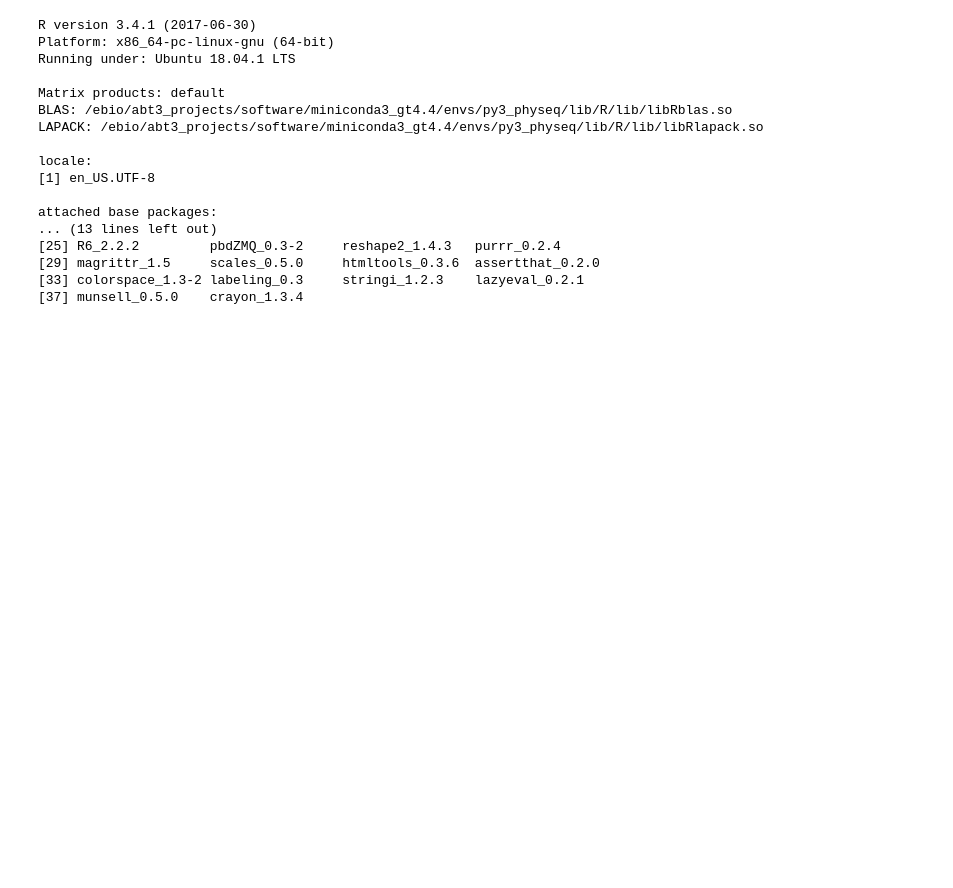
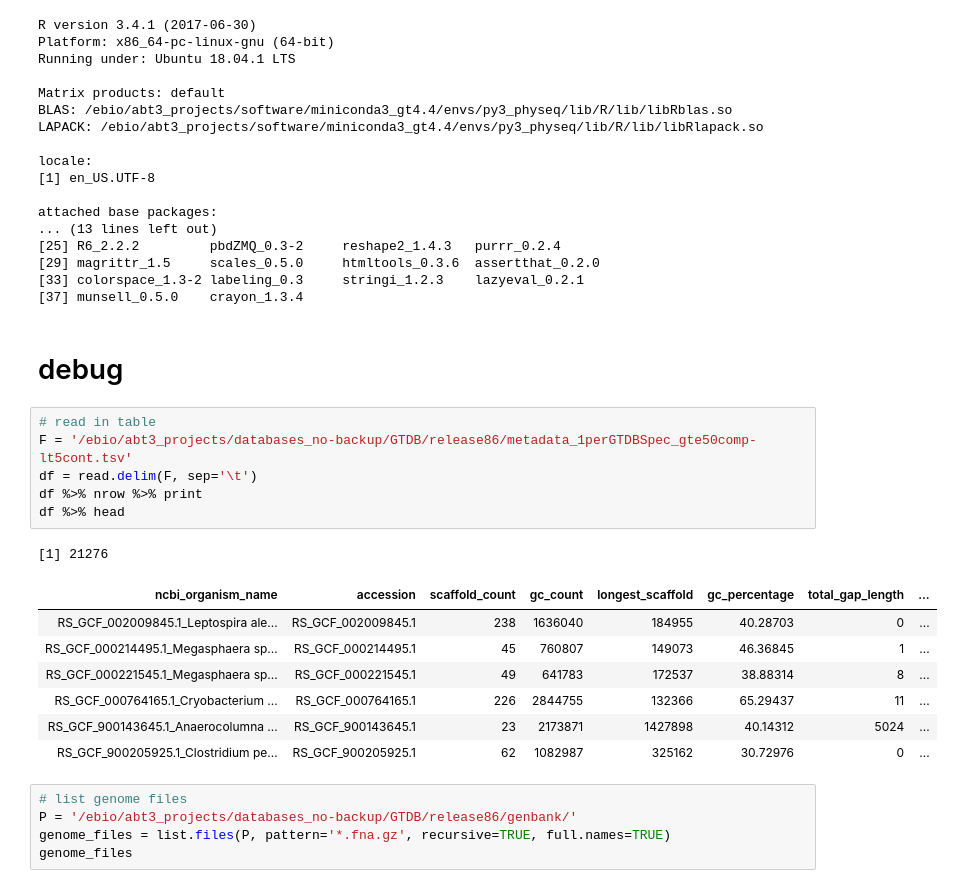
Before and after one commit to leylabmpi/Struo, a Jupyter notebook: notebooks/01_GTDB_metadata_summary.ipynb, the cells around one changed output. Saved outputs shown, nothing was run; the diff lists cells and outputs as text; blank space fills up the shorter version.

```diff
--- a/notebooks/01_GTDB_metadata_summary.ipynb
+++ b/notebooks/01_GTDB_metadata_summary.ipynb
@@ -714,3 +823,25 @@ attached base packages:
 [29] magrittr_1.5     scales_0.5.0     htmltools_0.3.6  assertthat_0.2.0
 [33] colorspace_1.3-2 labeling_0.3     stringi_1.2.3    lazyeval_0.2.1
 [37] munsell_0.5.0    crayon_1.3.4
+# %% [markdown]
+# debug
+# %%
+# read in table
+F = '/ebio/abt3_projects/databases_no-backup/GTDB/release86/metadata_1perGTDBSpec_gte50comp-lt5cont.tsv'
+df = read.delim(F, sep='\t')
+df %>% nrow %>% print
+df %>% head
+# %% [output]
+[1] 21276
+| ncbi_organism_name | accession | scaffold_count | gc_count | longest_scaffold | gc_percentage | total_gap_length | ... |
+| RS_GCF_002009845.1_Leptospira ale... | RS_GCF_002009845.1 | 238 | 1636040 | 184955 | 40.28703 | 0 | ... |
+| RS_GCF_000214495.1_Megasphaera sp... | RS_GCF_000214495.1 | 45 | 760807 | 149073 | 46.36845 | 1 | ... |
+| RS_GCF_000221545.1_Megasphaera sp... | RS_GCF_000221545.1 | 49 | 641783 | 172537 | 38.88314 | 8 | ... |
+| RS_GCF_000764165.1_Cryobacterium ... | RS_GCF_000764165.1 | 226 | 2844755 | 132366 | 65.29437 | 11 | ... |
+| RS_GCF_900143645.1_Anaerocolumna ... | RS_GCF_900143645.1 | 23 | 2173871 | 1427898 | 40.14312 | 5024 | ... |
+| RS_GCF_900205925.1_Clostridium pe... | RS_GCF_900205925.1 | 62 | 1082987 | 325162 | 30.72976 | 0 | ... |
+# %%
+# list genome files
+P = '/ebio/abt3_projects/databases_no-backup/GTDB/release86/genbank/'
+genome_files = list.files(P, pattern='*.fna.gz', recursive=TRUE, full.names=TRUE)
+genome_files
```
Also changed, not shown: parts of 15 cells of this notebook, 4 other files.
